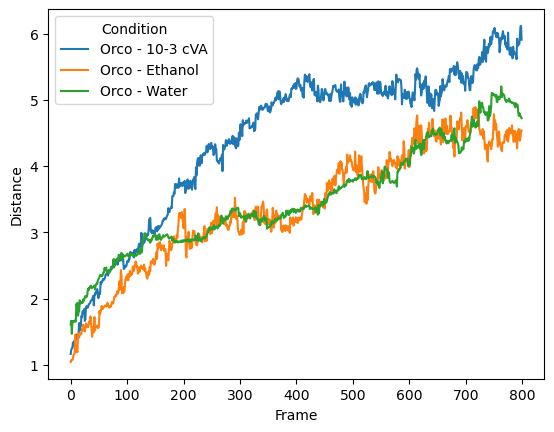
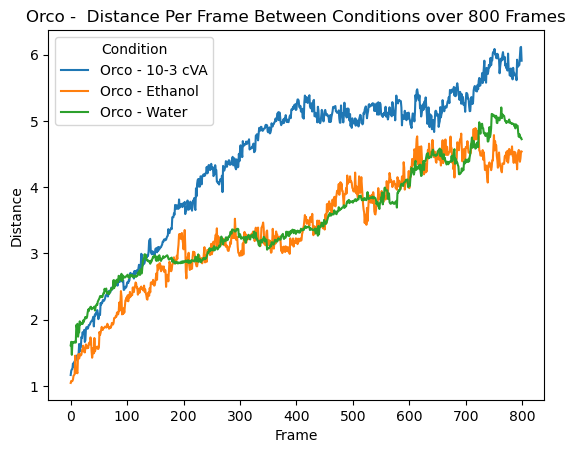
The notebook cell's code change between the first figure and the second:
--- before
+++ after
@@ -1,3 +1,4 @@
 frame_dist_df_Orco = frame_dist_df_Orco.groupby(['Condition', 'Frame']).Distance.mean()
 
-sbs.lineplot(data = frame_dist_df_Orco, x = 'Frame' ,y = frame_dist_df, hue = 'Condition')
+ax = sbs.lineplot(data = frame_dist_df_Orco, x = 'Frame' ,y = frame_dist_df_Orco, hue = 'Condition')
+plt.title("Orco -  Distance Per Frame Between Conditions over 800 Frames")

Commit: Added Titles to existing plots